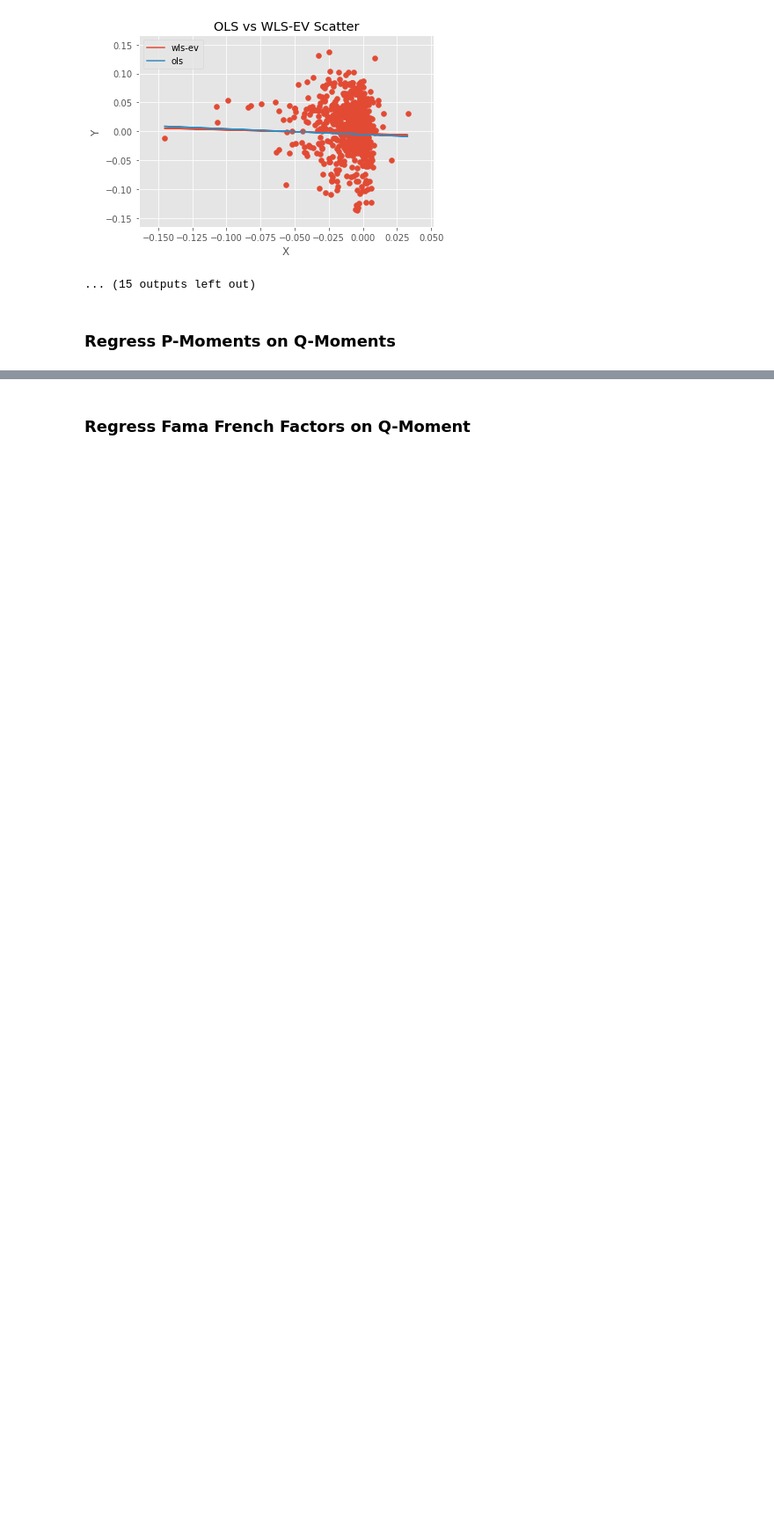
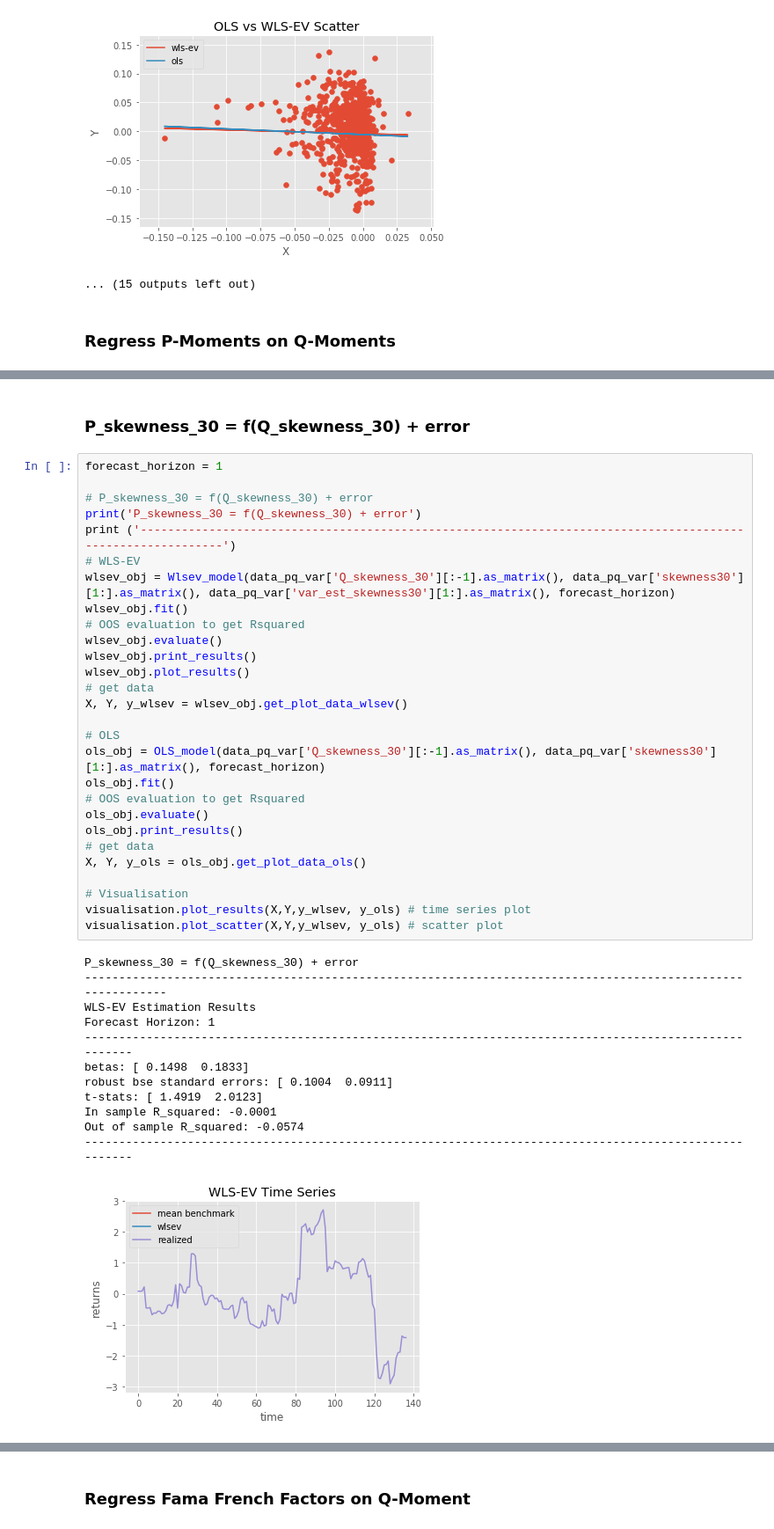
Before and after one commit to tobikuhlmann/robust-linear-forecasting, a Jupyter notebook: wlsev_analysis.ipynb, the cells around one changed output, grey strips where cells are left out. Shown at 88% size. Drawn from its saved outputs; the diff is of its cells as text; blank space fills up the shorter version.

```diff
--- a/wlsev_analysis.ipynb
+++ b/wlsev_analysis.ipynb
@@ -591,0 +710,43 @@ Out of sample R_squared: -0.0146
+# %% [markdown]
+### P_skewness_30 = f(Q_skewness_30) + error
+# %%
+forecast_horizon = 1
+
+# P_skewness_30 = f(Q_skewness_30) + error
+print('P_skewness_30 = f(Q_skewness_30) + error')
+print ('------------------------------------------------------------------------------------------------------------')
+# WLS-EV
+wlsev_obj = Wlsev_model(data_pq_var['Q_skewness_30'][:-1].as_matrix(), data_pq_var['skewness30'][1:].as_matrix(), data_pq_var['var_est_skewness30'][1:].as_matrix(), forecast_horizon)
+wlsev_obj.fit()
+# OOS evaluation to get Rsquared
+wlsev_obj.evaluate()
+wlsev_obj.print_results()
+wlsev_obj.plot_results()
+# get data
+X, Y, y_wlsev = wlsev_obj.get_plot_data_wlsev()
+
+# OLS
+ols_obj = OLS_model(data_pq_var['Q_skewness_30'][:-1].as_matrix(), data_pq_var['skewness30'][1:].as_matrix(), forecast_horizon)
+ols_obj.fit()
+# OOS evaluation to get Rsquared
+ols_obj.evaluate()
+ols_obj.print_results()
+# get data
+X, Y, y_ols = ols_obj.get_plot_data_ols()
+
+# Visualisation
+visualisation.plot_results(X,Y,y_wlsev, y_ols) # time series plot
+visualisation.plot_scatter(X,Y,y_wlsev, y_ols) # scatter plot
+# %% [output]
+P_skewness_30 = f(Q_skewness_30) + error
+------------------------------------------------------------------------------------------------------------
+WLS-EV Estimation Results
+Forecast Horizon: 1
+-------------------------------------------------------------------------------------------------------
+betas: [ 0.1498  0.1833]
+robust bse standard errors: [ 0.1004  0.0911]
+t-stats: [ 1.4919  2.0123]
+In sample R_squared: -0.0001
+Out of sample R_squared: -0.0574
+-------------------------------------------------------------------------------------------------------
+[figure, added]
```
Also changed, not shown: parts of 30 cells of this notebook, 2 other files.
